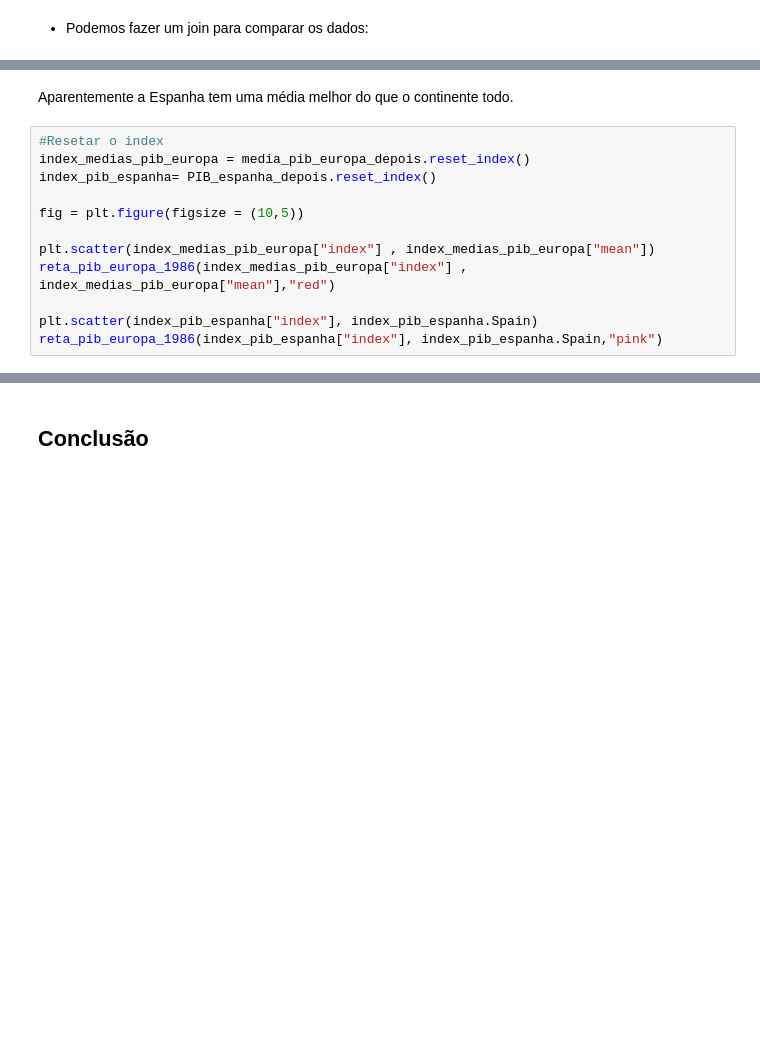
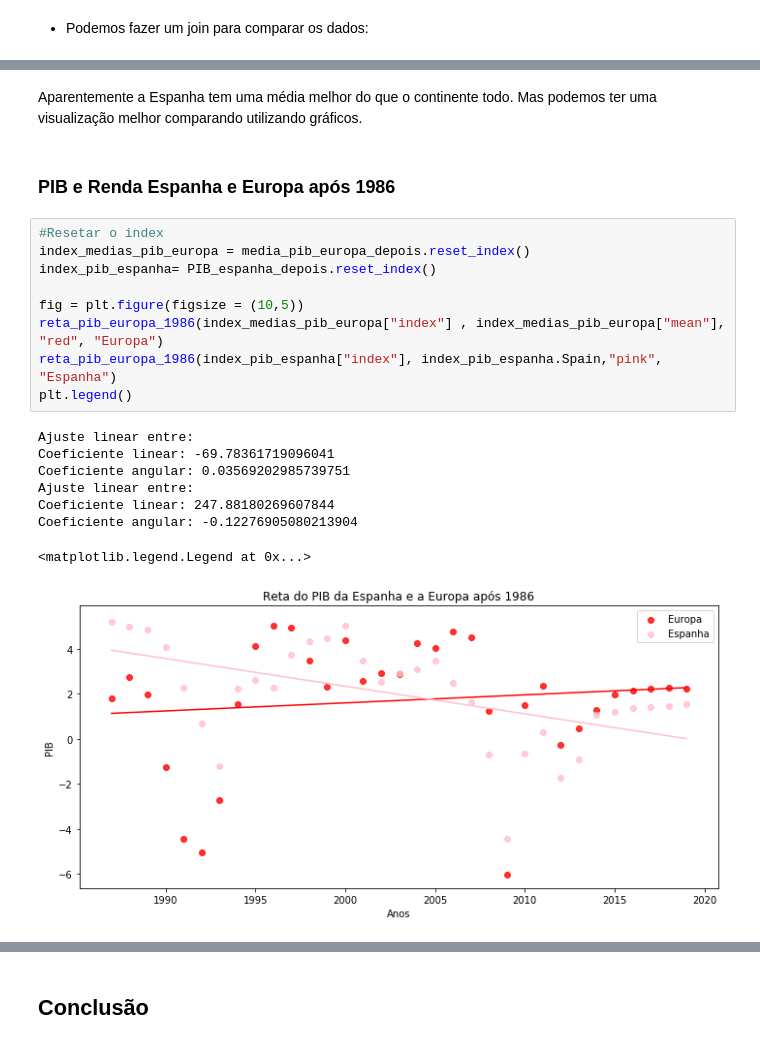
Before and after one commit to ellenbs/Projeto-1-CD, a Jupyter notebook: Projeto01.ipynb, the cells around one changed output, grey strips where cells are left out. Drawn from its saved outputs; the diff is of its cells as text; blank space fills up the shorter version.

Commit message:
entrega final

```diff
--- a/Projeto01.ipynb
+++ b/Projeto01.ipynb
@@ -207,14 +243,22 @@ dataframe_comparacao
 # %% [markdown]
-Aparentemente a Espanha tem uma média melhor do que o continente todo.
+Aparentemente a Espanha tem uma média melhor do que o continente todo. Mas podemos ter uma visualização melhor comparando utilizando gráficos.
+# %% [markdown]
+### PIB e Renda Espanha e Europa após 1986
 # %%
 #Resetar o index
 index_medias_pib_europa = media_pib_europa_depois.reset_index()
 index_pib_espanha= PIB_espanha_depois.reset_index()
 
 fig = plt.figure(figsize = (10,5))
-
-plt.scatter(index_medias_pib_europa["index"] , index_medias_pib_europa["mean"])
-reta_pib_europa_1986(index_medias_pib_europa["index"] , index_medias_pib_europa["mean"],"red")
-
-plt.scatter(index_pib_espanha["index"], index_pib_espanha.Spain)
-reta_pib_europa_1986(index_pib_espanha["index"], index_pib_espanha.Spain,"pink")
+reta_pib_europa_1986(index_medias_pib_europa["index"] , index_medias_pib_europa["mean"], "red", "Europa")
+reta_pib_europa_1986(index_pib_espanha["index"], index_pib_espanha.Spain,"pink", "Espanha")
+plt.legend()
+# %% [output]
+Ajuste linear entre:
+Coeficiente linear: -69.78361719096041
+Coeficiente angular: 0.03569202985739751
+Ajuste linear entre:
+Coeficiente linear: 247.88180269607844
+Coeficiente angular: -0.12276905080213904
+<matplotlib.legend.Legend at 0x...>
+[figure, added]
```
Also changed, not shown: parts of 21 cells of this notebook, 4 other files.
